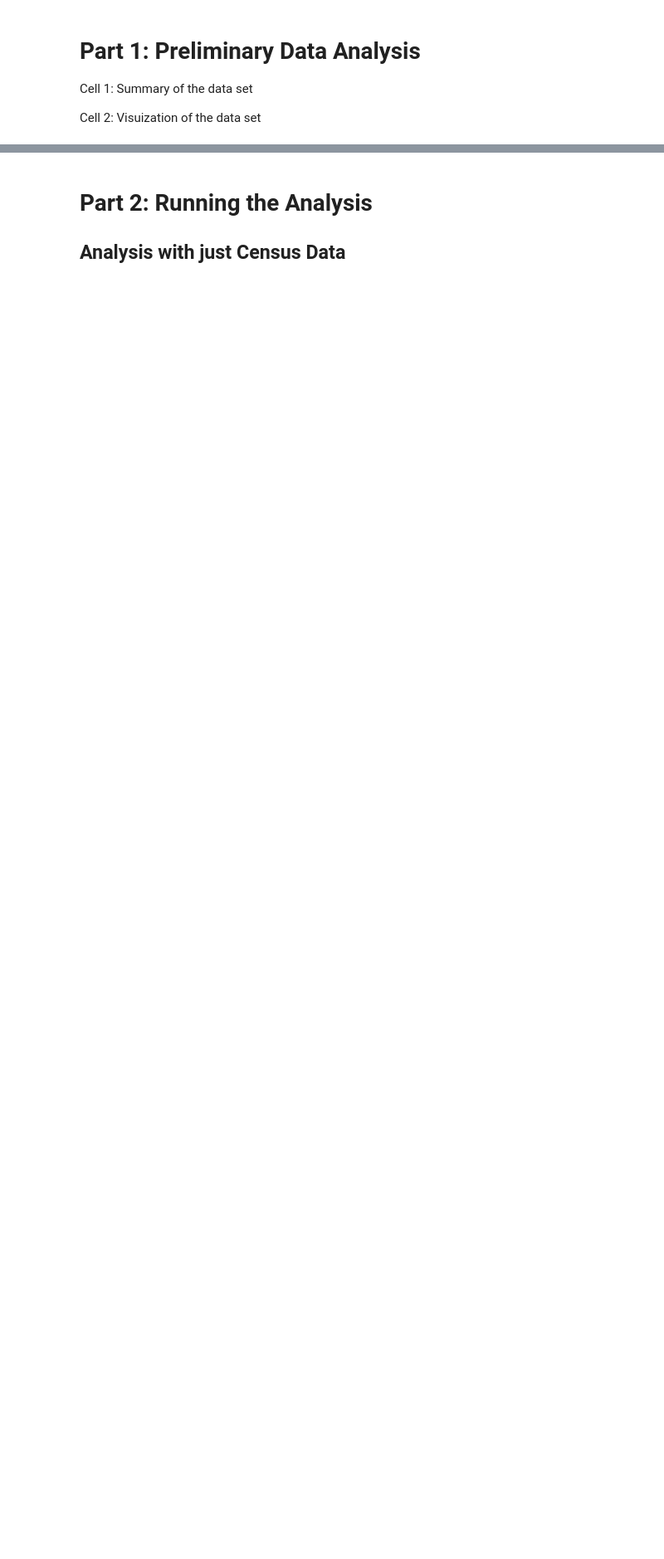
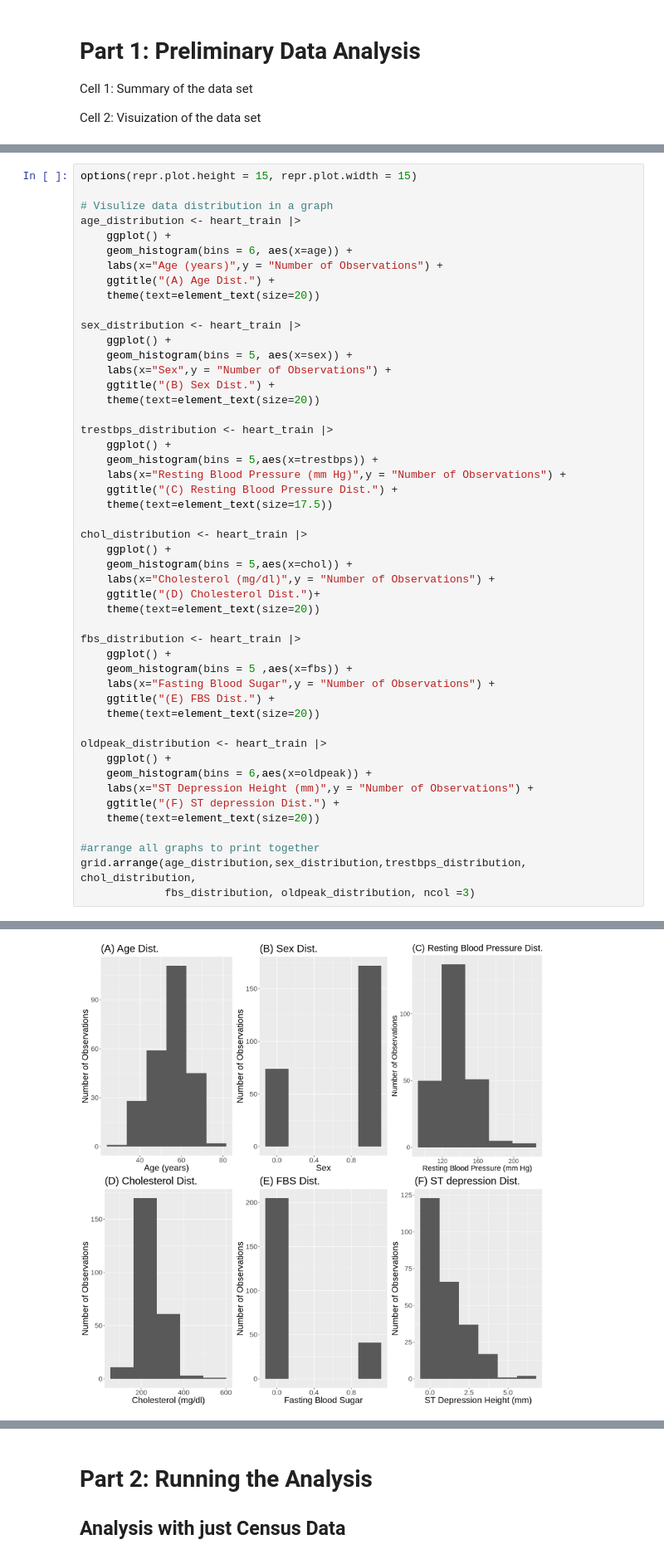
Before and after one commit to Phoebeml/Group20_DSCI100, a Jupyter notebook: Group20Project.ipynb, the cells around one changed output, grey strips where cells are left out. Shown at 83% size. Cells and saved outputs as stored; diff of their text form; blank space fills up the shorter version.

```diff
--- a/Group20Project.ipynb
+++ b/Group20Project.ipynb
@@ -170,0 +129,50 @@ grid.arrange(age_distribution,sex_distribution,trestbps_distribution, chol_distr
+# %%
+options(repr.plot.height = 15, repr.plot.width = 15)
+
+# Visulize data distribution in a graph
+age_distribution <- heart_train |>
+    ggplot() +
+    geom_histogram(bins = 6, aes(x=age)) +
+    labs(x="Age (years)",y = "Number of Observations") +
+    ggtitle("(A) Age Dist.") +
+    theme(text=element_text(size=20))
+
+sex_distribution <- heart_train |>
+    ggplot() +
+    geom_histogram(bins = 5, aes(x=sex)) +
+    labs(x="Sex",y = "Number of Observations") +
+    ggtitle("(B) Sex Dist.") +
+    theme(text=element_text(size=20))
+
+trestbps_distribution <- heart_train |>
+    ggplot() +
+    geom_histogram(bins = 5,aes(x=trestbps)) +
+    labs(x="Resting Blood Pressure (mm Hg)",y = "Number of Observations") +
+    ggtitle("(C) Resting Blood Pressure Dist.") +
+    theme(text=element_text(size=17.5))
+
+chol_distribution <- heart_train |>
+    ggplot() +
+    geom_histogram(bins = 5,aes(x=chol)) +
+    labs(x="Cholesterol (mg/dl)",y = "Number of Observations") +
+    ggtitle("(D) Cholesterol Dist.")+
+    theme(text=element_text(size=20))
+
+fbs_distribution <- heart_train |>
+    ggplot() +
+    geom_histogram(bins = 5 ,aes(x=fbs)) +
+    labs(x="Fasting Blood Sugar",y = "Number of Observations") +
+    ggtitle("(E) FBS Dist.") +
+    theme(text=element_text(size=20))
+
+oldpeak_distribution <- heart_train |>
+    ggplot() +
+    geom_histogram(bins = 6,aes(x=oldpeak)) +
+    labs(x="ST Depression Height (mm)",y = "Number of Observations") +
+    ggtitle("(F) ST depression Dist.") +
+    theme(text=element_text(size=20))
+
+#arrange all graphs to print together
+grid.arrange(age_distribution,sex_distribution,trestbps_distribution, chol_distribution,
+             fbs_distribution, oldpeak_distribution, ncol =3)
+# %% [output]
@@ -170,0 +186 @@ grid.arrange(age_distribution,sex_distribution,trestbps_distribution, chol_distr
+[figure, added]
```
Also changed, not shown: parts of 8 cells of this notebook.
